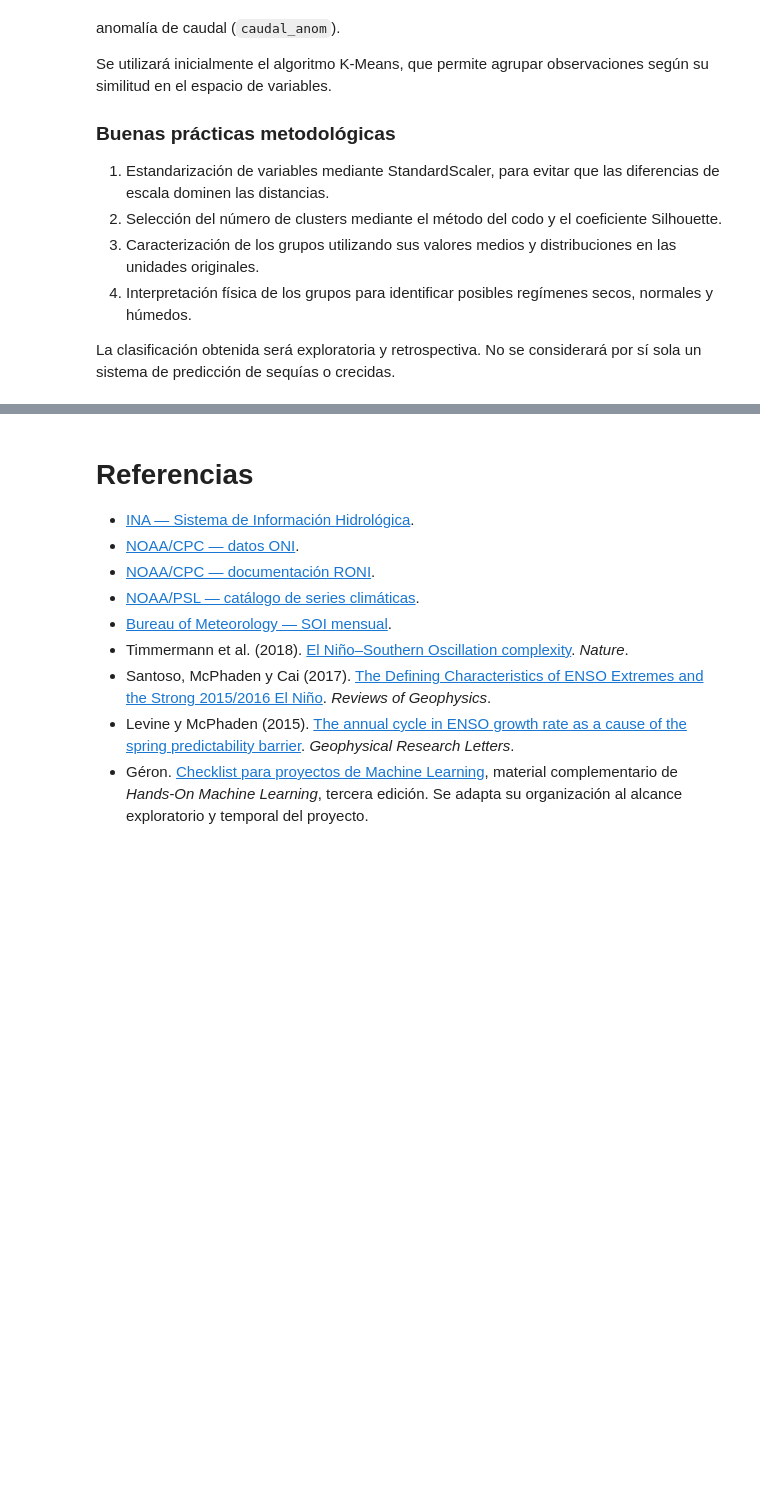
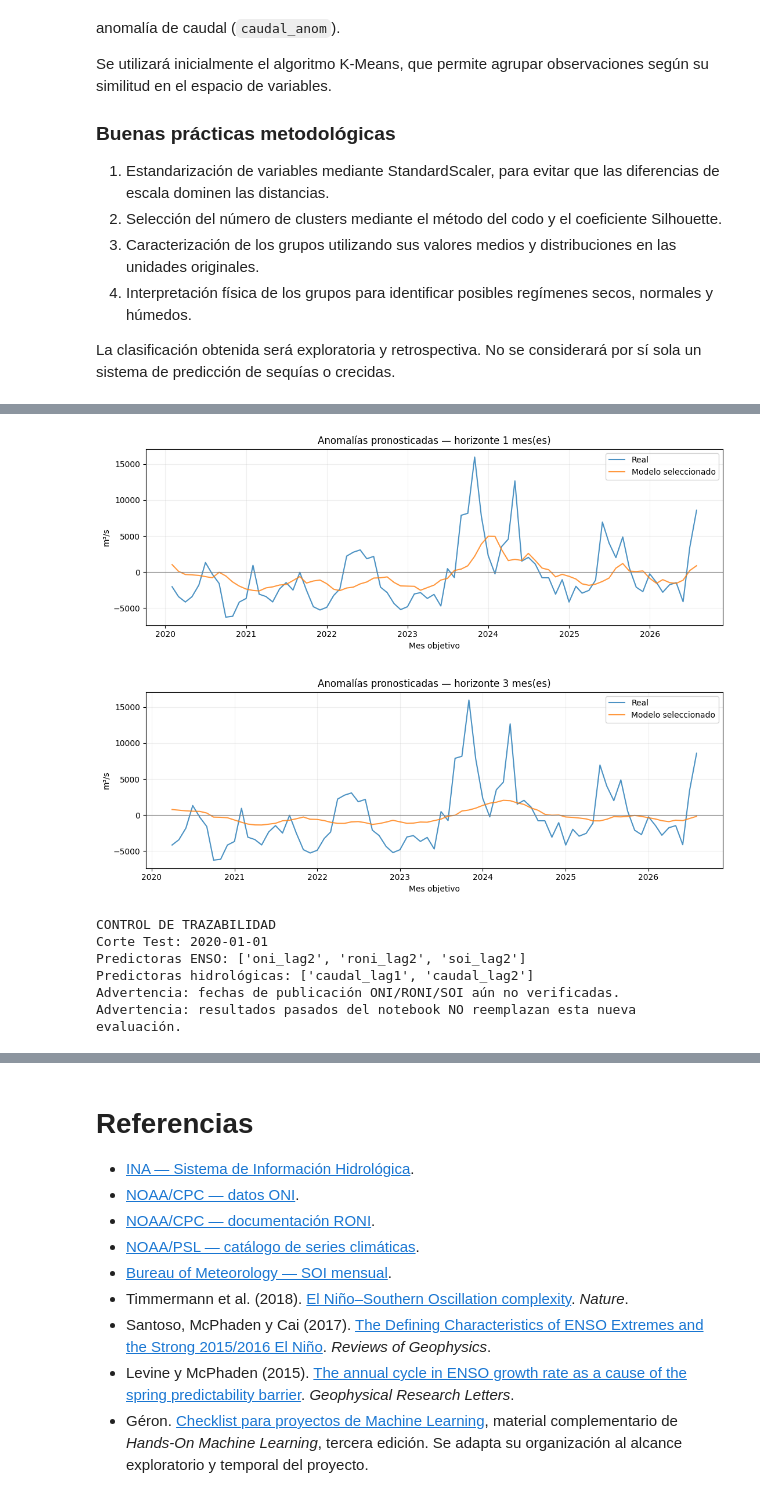
Before and after one commit to Lautaro912/proyecto-ypf-el-nino-salto-grande, a Jupyter notebook: Propuesta_Proyecto_YPF.ipynb, the cells around one changed output, grey strips where cells are left out. Drawn from its saved outputs; the diff is of its cells as text; code cells hidden in the pictures; blank space fills up the shorter version.

```diff
--- a/Propuesta_Proyecto_YPF.ipynb
+++ b/Propuesta_Proyecto_YPF.ipynb
@@ -3616,0 +3809,13 @@ Estandarización completada.
+# %%
+# 5.3. Selección por CV (SIN abrir Test) para ambos horizontes
+resultados_v2 = {}
+for h in [1, 3]:
+    desarrollo, test, cv_folds, tabla_cv = validar_horizonte(h)
+    # Se elige únicamente entre modelos aprendidos; los baselines se conservan como comparadores.
+    elegibles = tabla_cv[~tabla_cv['modelo'].isin(['Climatología','Persistencia'])]
+    elegido = elegibles.iloc[0]['modelo']
+    resultados_v2[h] = dict(train=desarrollo, test=test, folds=cv_folds, cv=tabla_cv, elegido=elegido)
+    print(f'\n=== HORIZONTE {h} MES(ES): selección exclusiva en Train/CV ===')
+    print('Primer origen Test:', test.index.min().date(), '| Última etiqueta Train:', desarrollo['objetivo_fecha'].max().date())
+    print('Candidato seleccionado:', elegido)
+    display(tabla_cv.round(2))
@@ -3616,0 +3914,26 @@ Estandarización completada.
+# %%
+# 5.5. Diagnósticos y trazabilidad para el informe
+import matplotlib.pyplot as plt
+for h, dfp in predicciones_v2.items():
+    fig, ax = plt.subplots(figsize=(11, 4))
+    ax.plot(dfp['objetivo_fecha'], dfp['real_anomalia'], label='Real', alpha=.8)
+    ax.plot(dfp['objetivo_fecha'], dfp['estimado_anomalia'], label='Modelo seleccionado', alpha=.8)
+    ax.axhline(0, color='gray', lw=.8)
+    ax.set(title=f'Anomalías pronosticadas — horizonte {h} mes(es)', ylabel='m³/s', xlabel='Mes objetivo')
+    ax.legend(); ax.grid(alpha=.2); plt.tight_layout(); plt.show()
+
+print('CONTROL DE TRAZABILIDAD')
+print('Corte Test:', CORTE_TEST.date())
+print('Predictoras ENSO:', PRED_ENSO)
+print('Predictoras hidrológicas:', PRED_HIDRO)
+print('Advertencia: fechas de publicación ONI/RONI/SOI aún no verificadas.')
+print('Advertencia: resultados pasados del notebook NO reemplazan esta nueva evaluación.')
+# %% [output]
+[figure, added]
+[figure, added]
+CONTROL DE TRAZABILIDAD
+Corte Test: 2020-01-01
+Predictoras ENSO: ['oni_lag2', 'roni_lag2', 'soi_lag2']
+Predictoras hidrológicas: ['caudal_lag1', 'caudal_lag2']
+Advertencia: fechas de publicación ONI/RONI/SOI aún no verificadas.
+Advertencia: resultados pasados del notebook NO reemplazan esta nueva evaluación.
```
Also changed, not shown: parts of 21 cells of this notebook.
